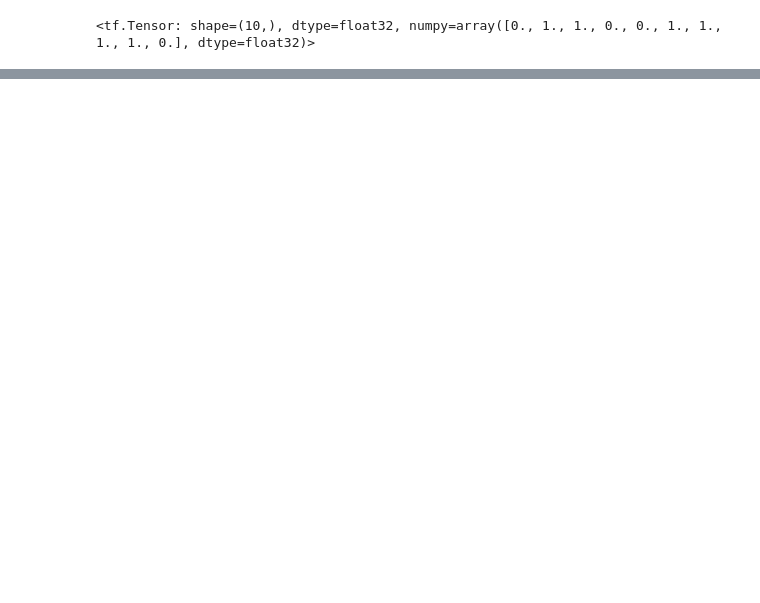
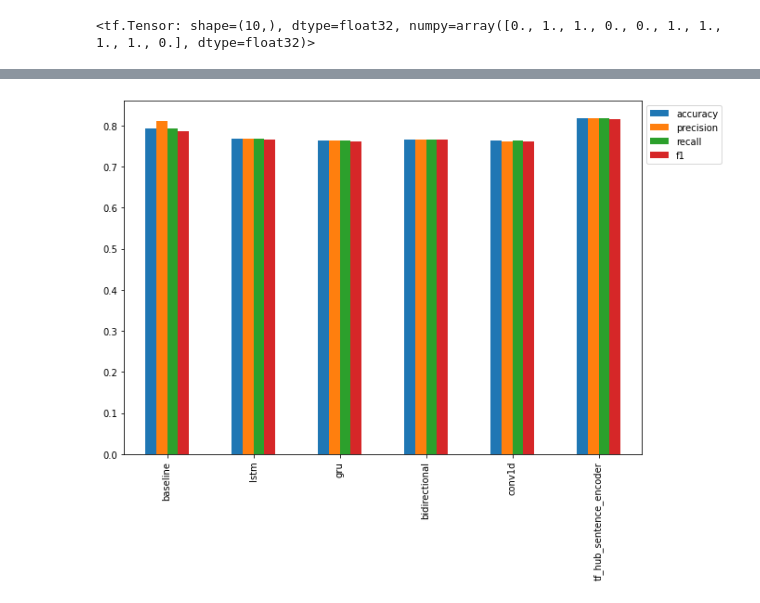
Before and after one commit to YasineNifa/DeepLearning-Using-TF, a Jupyter notebook: nlp_in_tensorflow_RNN.ipynb, the cells around one changed output, grey strips where cells are left out. Drawn from its saved outputs; the diff is of its cells as text; code cells hidden in the pictures; blank space fills up the shorter version.

```diff
--- a/nlp_in_tensorflow_RNN.ipynb
+++ b/nlp_in_tensorflow_RNN.ipynb
@@ -236,0 +804,4 @@ model_2_results
+# %%
+# Convert prediction probabilities to labels
+model_6_preds = tf.squeeze(tf.round(model_6_pred_probs))
+model_6_preds[:10]
@@ -236,0 +810,4 @@ model_2_results
+# %%
+# Calculate model 6 performance metrics
+model_6_results = calculate_results(val_labels, model_6_preds)
+model_6_results
@@ -236,0 +897,11 @@ model_2_results
+# %%
+import pandas as pd
+all_model_results = pd.DataFrame({"baseline": baseline_results,
+                                  "lstm": model_2_results,
+                                  "gru": model_3_results,
+                                  "bidirectional": model_4_results,
+                                  "conv1d": model_5_results,
+                                  "tf_hub_sentence_encoder": model_6_results,
+})
+all_model_results = all_model_results.transpose()
+all_model_results
@@ -236,0 +916,3 @@ model_2_results
+# %%
+all_model_results["accuracy"] = all_model_results["accuracy"]/100
+all_model_results
@@ -236,0 +927,4 @@ model_2_results
+# %%
+all_model_results.plot(kind="bar", figsize=(10,7)).legend(bbox_to_anchor=(1.0, 1.0));
+# %% [output]
+[figure, added]
```
Also changed, not shown: parts of 77 cells of this notebook.
